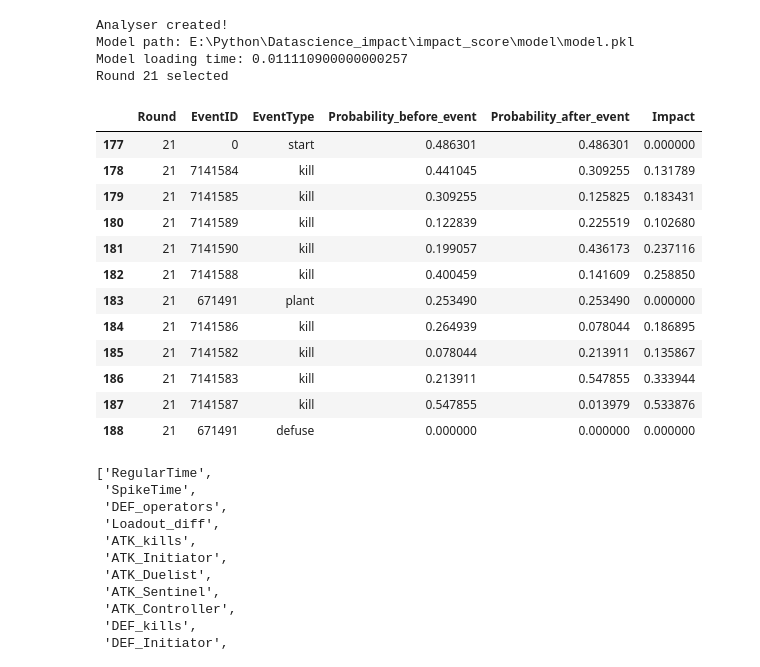
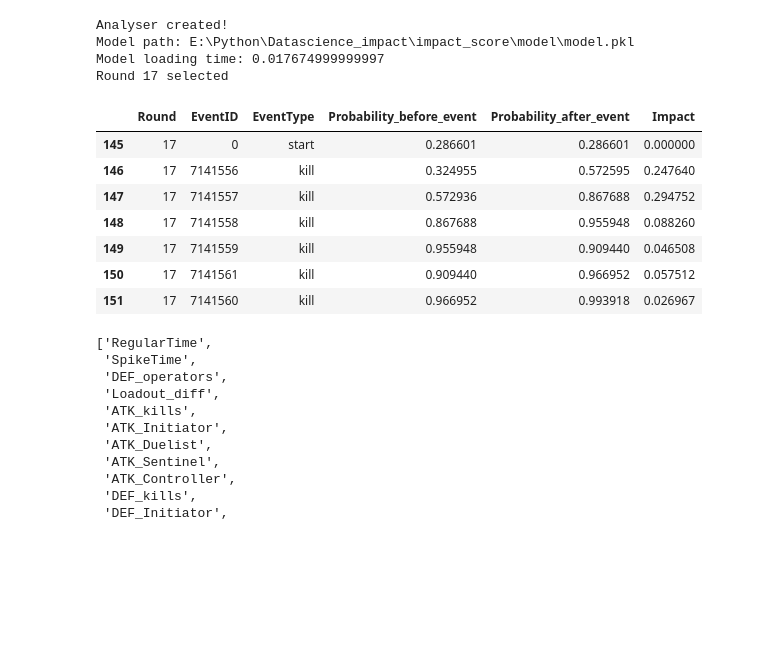
Before and after one commit to mateusb12/valorant_impact, a Jupyter notebook: impact_score/model/model_improvement/probability_test.ipynb, the cells around one changed output. Saved outputs shown, nothing was run; the diff lists cells and outputs as text; code cells hidden in the pictures; blank space fills up the shorter version.

```diff
--- a/impact_score/model/model_improvement/probability_test.ipynb
+++ b/impact_score/model/model_improvement/probability_test.ipynb
@@ -13,29 +13,24 @@ Model loading time: 0.006593800000000094
 # %%
 from impact_score.impact.match_analysis import RoundReplay
 
 rr_instance = RoundReplay()
 rr_instance.set_match(54261)
-rr_instance.choose_round(21)
+rr_instance.choose_round(17)
 aux = rr_instance.get_round_probability(side="atk")
 pd.DataFrame(aux)
 # %% [output]
 Analyser created!
 Model path: E:\Python\Datascience_impact\impact_score\model\model.pkl
-Model loading time: 0.011110900000000257
-Round 21 selected
+Model loading time: 0.017674999999997
+Round 17 selected
 |  | Round | EventID | EventType | Probability_before_event | Probability_after_event | Impact |
-| 177 | 21 | 0 | start | 0.486301 | 0.486301 | 0.000000 |
-| 178 | 21 | 7141584 | kill | 0.441045 | 0.309255 | 0.131789 |
-| 179 | 21 | 7141585 | kill | 0.309255 | 0.125825 | 0.183431 |
-| 180 | 21 | 7141589 | kill | 0.122839 | 0.225519 | 0.102680 |
-| 181 | 21 | 7141590 | kill | 0.199057 | 0.436173 | 0.237116 |
-| 182 | 21 | 7141588 | kill | 0.400459 | 0.141609 | 0.258850 |
-| 183 | 21 | 671491 | plant | 0.253490 | 0.253490 | 0.000000 |
-| 184 | 21 | 7141586 | kill | 0.264939 | 0.078044 | 0.186895 |
-| 185 | 21 | 7141582 | kill | 0.078044 | 0.213911 | 0.135867 |
-| 186 | 21 | 7141583 | kill | 0.213911 | 0.547855 | 0.333944 |
-| 187 | 21 | 7141587 | kill | 0.547855 | 0.013979 | 0.533876 |
-| 188 | 21 | 671491 | defuse | 0.000000 | 0.000000 | 0.000000 |
+| 145 | 17 | 0 | start | 0.286601 | 0.286601 | 0.000000 |
+| 146 | 17 | 7141556 | kill | 0.324955 | 0.572595 | 0.247640 |
+| 147 | 17 | 7141557 | kill | 0.572936 | 0.867688 | 0.294752 |
+| 148 | 17 | 7141558 | kill | 0.867688 | 0.955948 | 0.088260 |
+| 149 | 17 | 7141559 | kill | 0.955948 | 0.909440 | 0.046508 |
+| 150 | 17 | 7141561 | kill | 0.909440 | 0.966952 | 0.057512 |
+| 151 | 17 | 7141560 | kill | 0.966952 | 0.993918 | 0.026967 |
 # %%
 model.feature_name_
 # %% [output]
```
Also changed, not shown: parts of 1 cell of this notebook, 2 other files.
